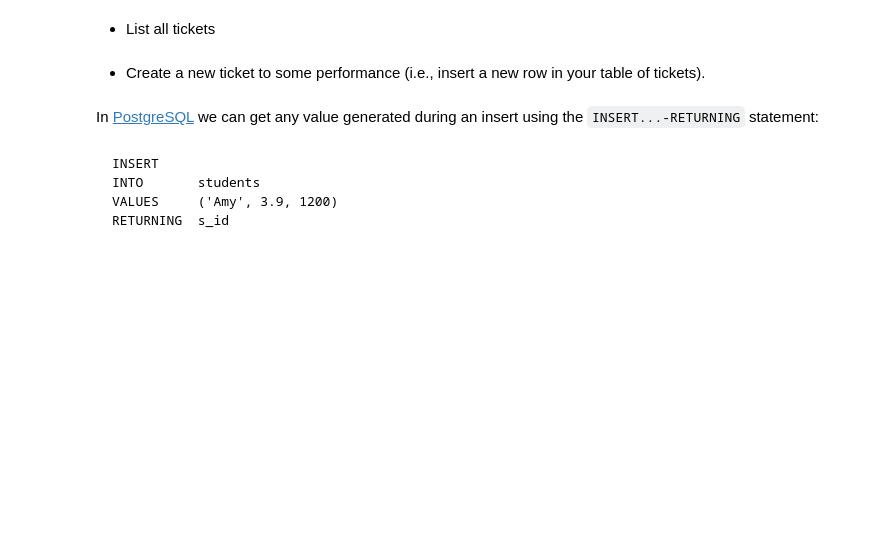
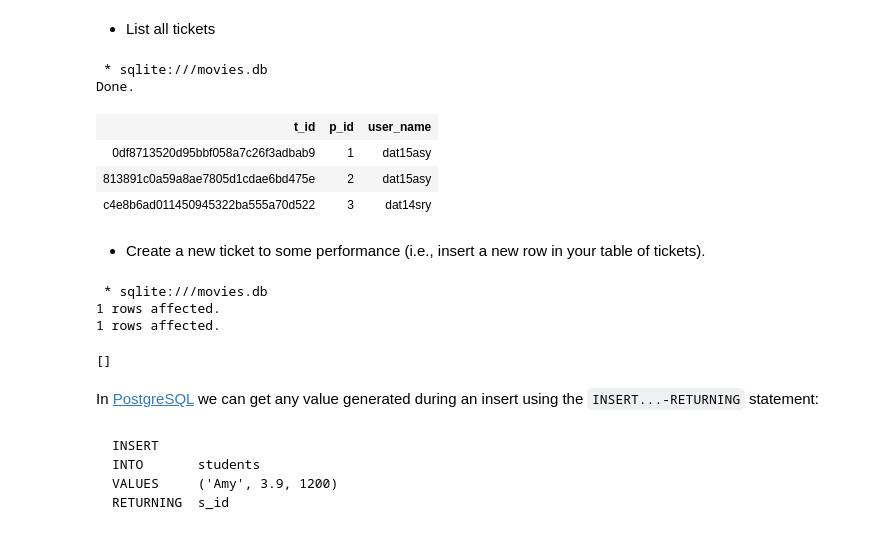
Before and after one commit to Rydebrink/EDAF75, a Jupyter notebook: lab2/lab2-nb.ipynb, the cells around one changed output. Drawn from its saved outputs; the diff is of its cells as text; code cells hidden in the pictures; blank space fills up the shorter version.

```diff
--- a/lab2/lab2-nb.ipynb
+++ b/lab2/lab2-nb.ipynb
@@ -56,6 +88,14 @@ FROM movies
 + List all tickets
 # %%
 %%sql
+select * from tickets
+# %% [output]
+ * sqlite:///movies.db
+Done.
+| t_id | p_id | user_name |
+| 0df8713520d95bbf058a7c26f3adbab9 | 1 | dat15asy |
+| 813891c0a59a8ae7805d1cdae6bd475e | 2 | dat15asy |
+| c4e8b6ad011450945322ba555a70d522 | 3 | dat14sry |
 # %% [markdown]
 + Create a new ticket to some performance (i.e., insert a
   new row in your table of tickets).
@@ -64,3 +102,16 @@ FROM movies
+# %%
+%%sql
+INSERT
+INTO customers (user_name, full_name)
+VALUES ('dat14sry', 'Simon Rydebrink');
+INSERT
+INTO tickets (p_id, user_name)
+VALUES (3, 'dat14sry')
+# %% [output]
+ * sqlite:///movies.db
+1 rows affected.
+1 rows affected.
+[]
 # %% [markdown]
 In
   [PostgreSQL](https://www.postgresql.org/docs/current/sql-insert.html)
```
Also changed, not shown: parts of 17 cells of this notebook, 4 other files.
